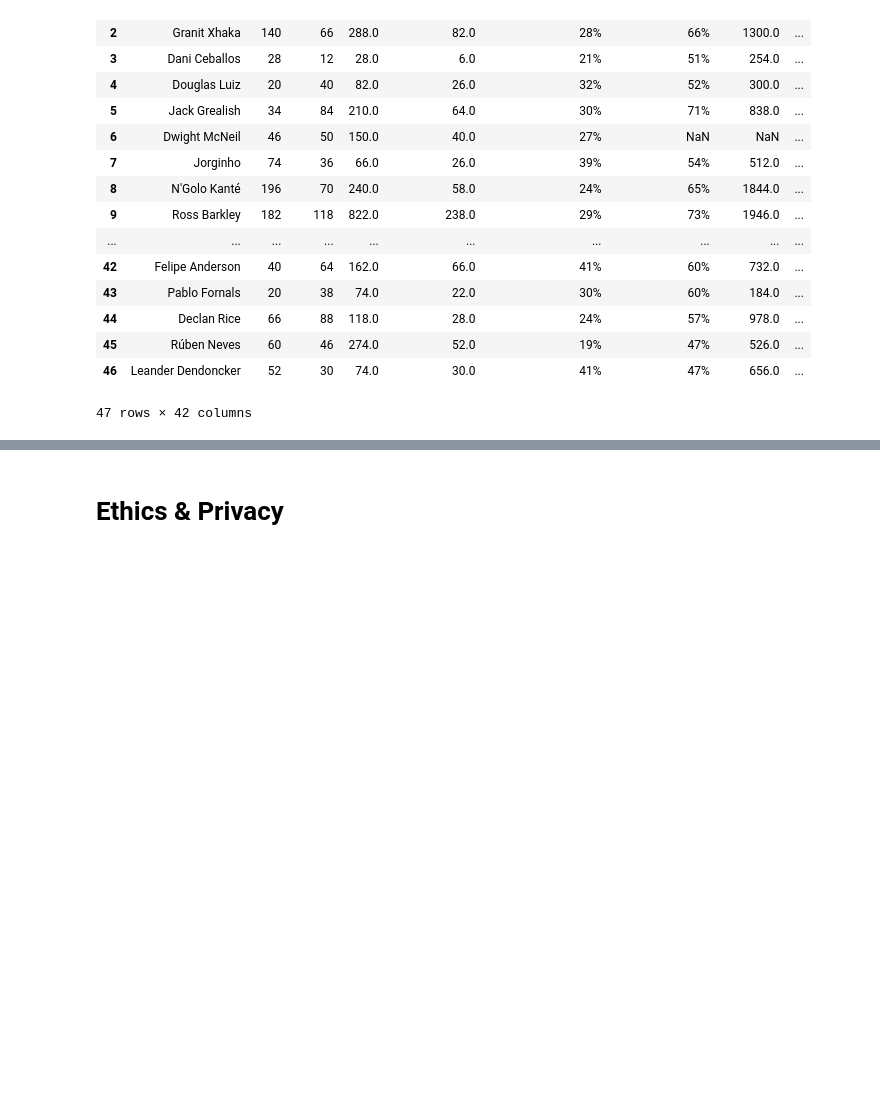
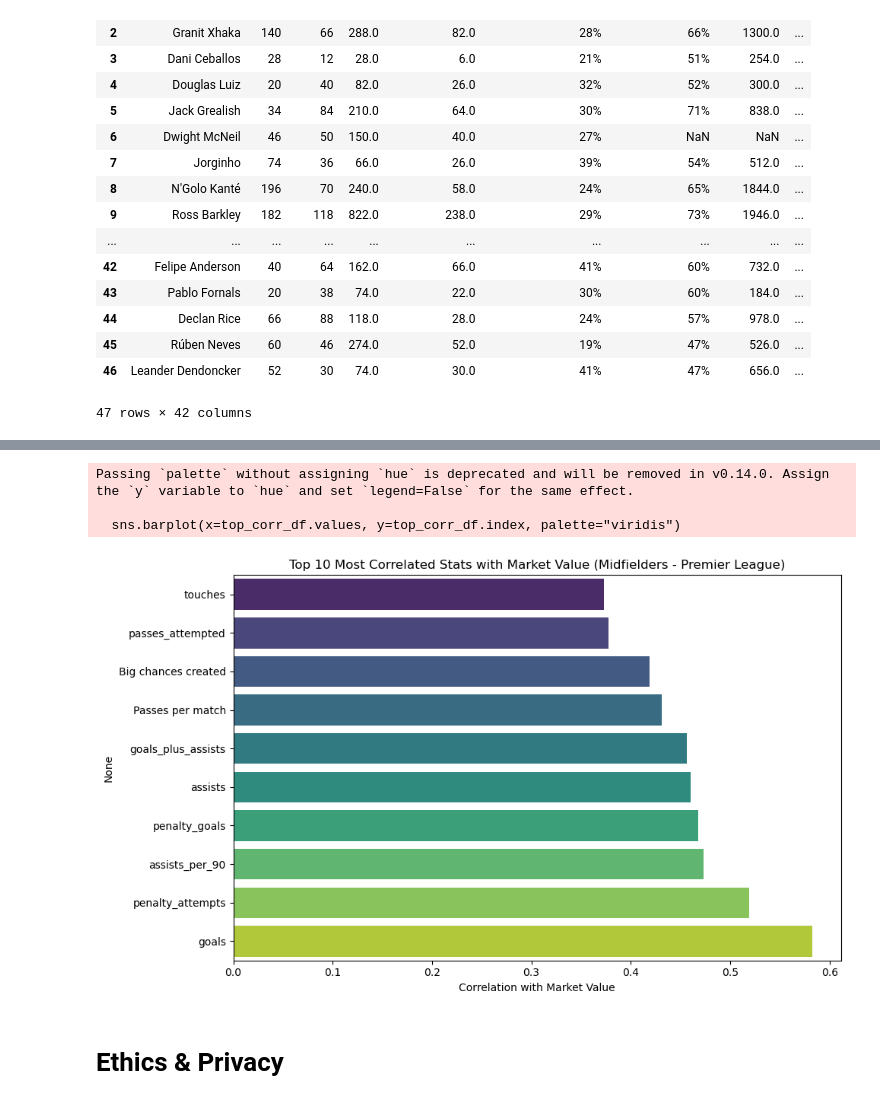
Before and after one commit to karsan377/EPL-Midfielder-Value, a Jupyter notebook: DataCheckpoint_Group110_SP25.ipynb, the cells around one changed output, grey strips where cells are left out. Saved outputs shown, nothing was run; the diff lists cells and outputs as text; code cells hidden in the pictures; blank space fills up the shorter version.

Commit message:
data visualization_2

```diff
--- a/DataCheckpoint_Group110_SP25.ipynb
+++ b/DataCheckpoint_Group110_SP25.ipynb
@@ -245,3 +245,16 @@ merged_df
 | 45 | Rúben Neves | 60 | 46 | 274.0 | 52.0 | 19% | 47% | 526.0 | ... |
 | 46 | Leander Dendoncker | 52 | 30 | 74.0 | 30.0 | 41% | 47% | 656.0 | ... |
 47 rows × 42 columns
+# %%
+# Compute correlation matrix
+correlation_matrix = merged_df.corr(numeric_only=True)
+
+# Correlation with market value
+market_value_corr = correlation_matrix['market_value_million_eur'].drop('market_value_million_eur')
+
+# Get top 10 features most positively or negatively correlated with market value
+top_10_corr = market_value_corr.abs().sort_values(ascending=False).head(10)
+
+# Display the top 10 correlations with direction
+most_correlated_stats = market_value_corr.loc[top_10_corr.index]
+print(most_correlated_stats)
@@ -248,3 +273,22 @@ merged_df
+# %%
+import matplotlib.pyplot as plt
+import seaborn as sns
+
+# Create a DataFrame for plotting
+top_corr_df = most_correlated_stats.sort_values()  # sort for better visualization
+
+plt.figure(figsize=(10, 6))
+sns.barplot(x=top_corr_df.values, y=top_corr_df.index, palette="viridis")
+
+plt.xlabel('Correlation with Market Value')
+plt.title('Top 10 Most Correlated Stats with Market Value (Midfielders - Premier League)')
+plt.tight_layout()
+plt.show()
+# %% [output]
+Passing `palette` without assigning `hue` is deprecated and will be removed in v0.14.0. Assign the `y` variable to `hue` and set `legend=False` for the same effect.
+
+  sns.barplot(x=top_corr_df.values, y=top_corr_df.index, palette="viridis")
+[figure, added]
 # %% [markdown]
 # Ethics & Privacy
 # %% [markdown]
```
Also changed, not shown: parts of 1 cell of this notebook.
